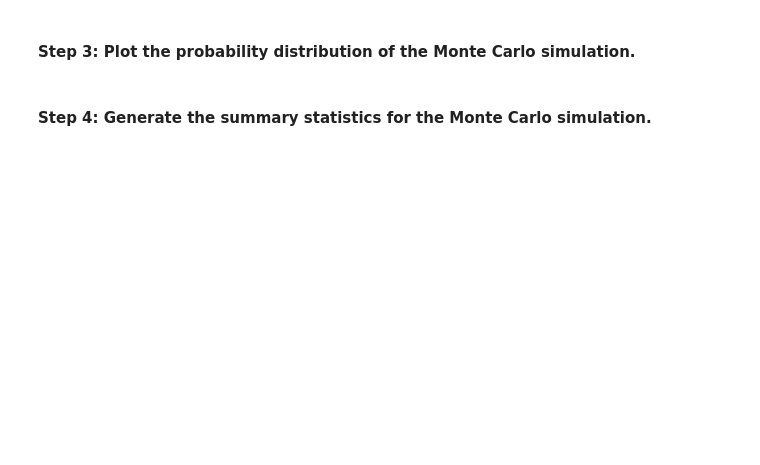
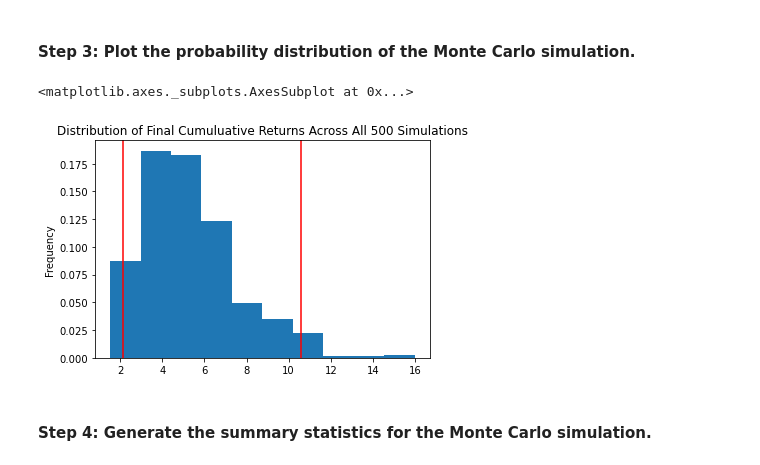
Before and after one commit to billysco/quantitative_financial_planner, a Jupyter notebook: financial_planning_tools.ipynb, the cells around one changed output. Drawn from its saved outputs; the diff is of its cells as text; code cells hidden in the pictures; blank space fills up the shorter version.

```diff
--- a/financial_planning_tools.ipynb
+++ b/financial_planning_tools.ipynb
@@ -448,7 +506,10 @@ In this section, you’ll use the MCForecastTools library to create a Monte Carl
 # %%
 # Visualize the probability distribution of the 30-year Monte Carlo simulation
 # by plotting a histogram
-# YOUR CODE HERE
+MC_sim.plot_distribution()
+# %% [output]
+<matplotlib.axes._subplots.AxesSubplot at 0x...>
+[figure, added]
 # %% [markdown]
 #### Step 4: Generate the summary statistics for the Monte Carlo simulation.
 # %%
```
Also changed, not shown: parts of 17 cells of this notebook.
